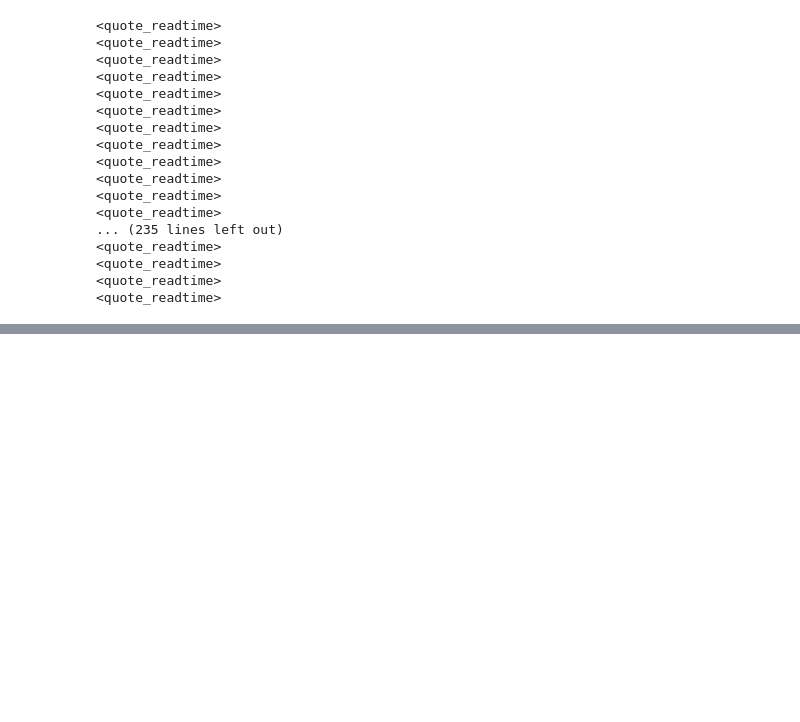
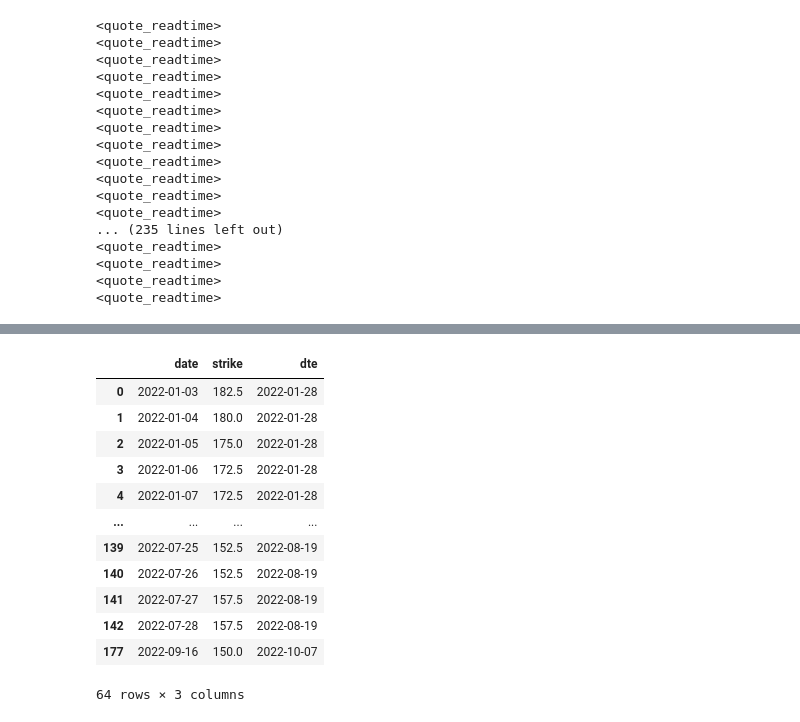
Before and after one commit to bananacheesepotato/derivatives_SP23, a Jupyter notebook: project.ipynb, the cells around one changed output, grey strips where cells are left out. Drawn from its saved outputs; the diff is of its cells as text; code cells hidden in the pictures; blank space fills up the shorter version.

```diff
--- a/project.ipynb
+++ b/project.ipynb
@@ -377,0 +752,16 @@ def runDeltaHedge(optStrike, optExp, entryDate):
+# %%
+xx
+# %% [output]
+|  | date | strike | dte |
+| 0 | 2022-01-03 | 182.5 | 2022-01-28 |
+| 1 | 2022-01-04 | 180.0 | 2022-01-28 |
+| 2 | 2022-01-05 | 175.0 | 2022-01-28 |
+| 3 | 2022-01-06 | 172.5 | 2022-01-28 |
+| 4 | 2022-01-07 | 172.5 | 2022-01-28 |
+| ... | ... | ... | ... |
+| 139 | 2022-07-25 | 152.5 | 2022-08-19 |
+| 140 | 2022-07-26 | 152.5 | 2022-08-19 |
+| 141 | 2022-07-27 | 157.5 | 2022-08-19 |
+| 142 | 2022-07-28 | 157.5 | 2022-08-19 |
+| 177 | 2022-09-16 | 150.0 | 2022-10-07 |
+64 rows × 3 columns
```
Also changed, not shown: parts of 24 cells of this notebook.
